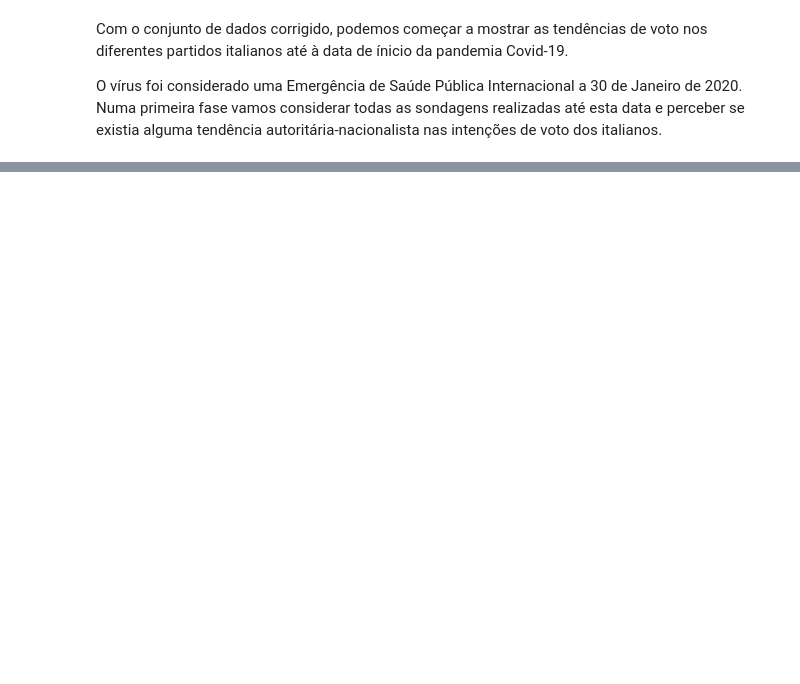
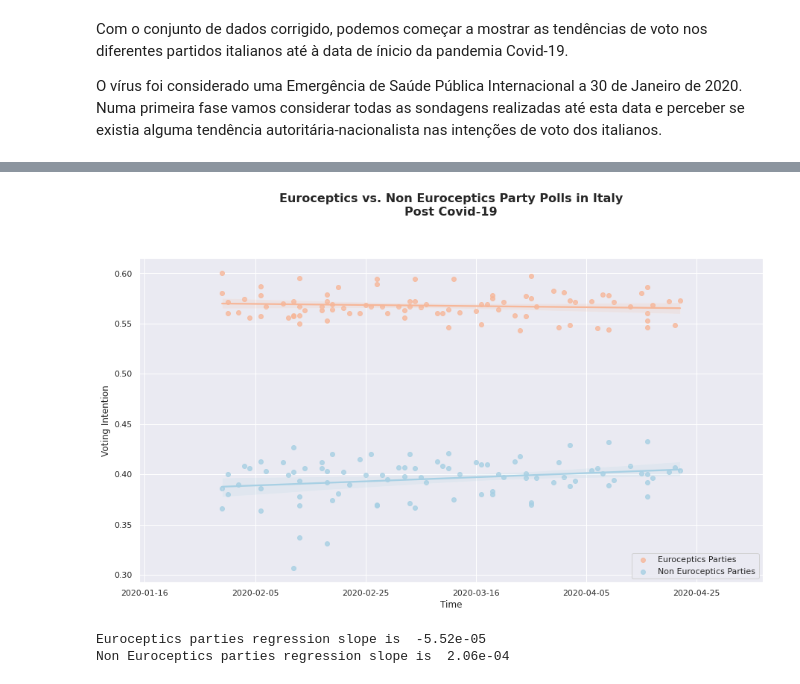
Before and after one commit to jofortunato/authr-covid, a Jupyter notebook: authoritarian_covid-19.ipynb, the cells around one changed output, grey strips where cells are left out. Saved outputs shown, nothing was run; the diff lists cells and outputs as text; code cells hidden in the pictures; blank space fills up the shorter version.

```diff
--- a/authoritarian_covid-19.ipynb
+++ b/authoritarian_covid-19.ipynb
@@ -168,0 +228,47 @@ Non-Nacionalist parties regression slope is  -0.0003088494778019001
+# %%
+# Create two new columns: one for euroceptics parties and one for non euroceptics
+
+italy_polls["euroceptics"] = italy_polls["Lega Nord"] + italy_polls["Fratelli d’Italia"] + italy_polls["CasaPound Italia"] + italy_polls["Movimento 5 Stelle"] + italy_polls["Potere al Popolo"]
+italy_polls["non_euroceptics"] = + italy_polls["Partito Democratico"] + italy_polls["Forza Italia"] + italy_polls["La Sinistra"] + italy_polls["Più Europa"] + italy_polls["Europa Verde"] + italy_polls["Cambiamo!"] + italy_polls["Azione"] + italy_polls["Italia Viva"] + italy_polls["Noi con l’Italia"]
+# %%
+# Inicialize seaborn plot
+sns.set(style="dark")
+sns.set(rc={'figure.figsize':(15, 8)})
+
+# Set your custom color palette
+sns.set_palette(sns.color_palette("RdBu", n_colors=2))
+
+# In order to plot a linear regression we need to use add a auxiliary columns.
+# This columns will contain the date ordinals
+italy_polls["Date Ordinal"] = italy_polls["Fieldwork End"].apply(lambda date: date.toordinal())
+
+# Filter dataframe for pre Covid-19 crisis
+italy_polls_post_covid = italy_polls[italy_polls["Date Ordinal"]>=pd.to_datetime("2020-01-30", format="%Y-%m-%d").toordinal()]
+
+# Plot polls results with linear regression
+ax_italian = sns.regplot(x = "Date Ordinal", y="euroceptics", data=italy_polls_post_covid, label = "Euroceptics Parties")
+ax2_italian = sns.regplot(x = "Date Ordinal", y="non_euroceptics", data=italy_polls_post_covid, ax = ax_italian, label = "Non Euroceptics Parties")
+
+
+# Add axis, legend and title
+ax_italian.set(xlim=(italy_polls_post_covid["Date Ordinal"].min()-15, italy_polls_post_covid["Date Ordinal"].max()+15))
+ax_italian.set_title("Euroceptics vs. Non Euroceptics Party Polls in Italy\nPost Covid-19",y=1.12,fontsize=16,fontweight='bold')
+ax_italian.set_ylabel("Voting Intention")
+ax_italian.set_xlabel("Time")
+ax_italian.legend(loc="lower right")
+new_labels = [date.fromordinal(int(item)) for item in ax_italian.get_xticks()]
+ax_italian.set_xticklabels(new_labels)
+
+plt.show()
+# %% [output]
+[figure, added]
+# %%
+# get coeffs of linear fit
+slope_euroceptics, intercept_euroceptics, r_value_euroceptics, p_value_euroceptics, std_err_euroceptics = stats.linregress(italy_polls_post_covid["Date Ordinal"],italy_polls_post_covid["euroceptics"])
+slope_non_euroceptics, intercept_non_euroceptics, r_value_non_euroceptics, p_value_non_euroceptics, std_err_non_euroceptics = stats.linregress(italy_polls_post_covid["Date Ordinal"],italy_polls_post_covid["non_euroceptics"])
+
+print("Euroceptics parties regression slope is ", "{:.2e}".format(slope_euroceptics))
+print("Non Euroceptics parties regression slope is ", "{:.2e}".format(slope_non_euroceptics))
+# %% [output]
+Euroceptics parties regression slope is  -5.52e-05
+Non Euroceptics parties regression slope is  2.06e-04
```
Also changed, not shown: parts of 18 cells of this notebook, 1 other file.
